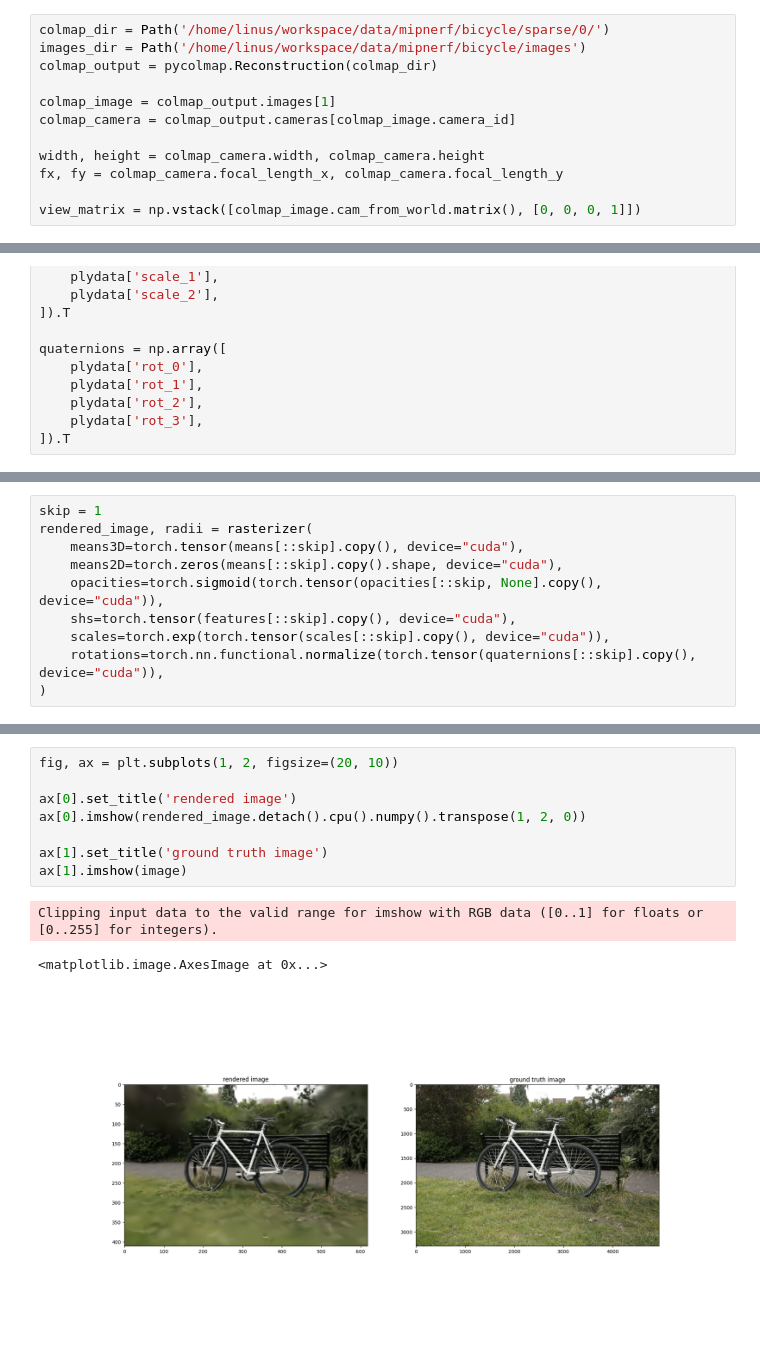
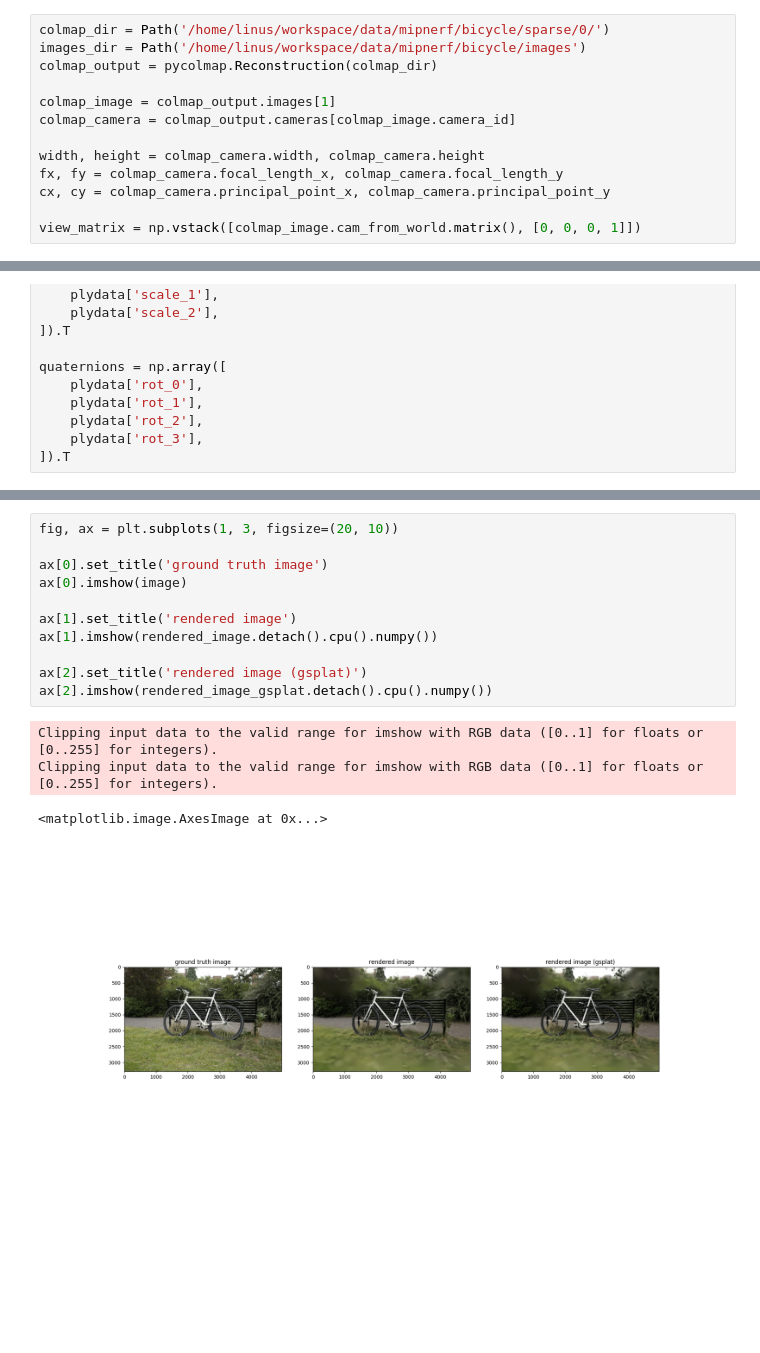
Before and after one commit to Linusnie/render-splats, a Jupyter notebook: splats.ipynb, the cells around one changed output, grey strips where cells are left out. Saved outputs shown, nothing was run; the diff lists cells and outputs as text; blank space fills up the shorter version.

Commit message:
add gsplat example

```diff
--- a/splats.ipynb
+++ b/splats.ipynb
@@ -38,6 +39,7 @@ colmap_camera = colmap_output.cameras[colmap_image.camera_id]
 
 width, height = colmap_camera.width, colmap_camera.height
 fx, fy = colmap_camera.focal_length_x, colmap_camera.focal_length_y
+cx, cy = colmap_camera.principal_point_x, colmap_camera.principal_point_y
 
 view_matrix = np.vstack([colmap_image.cam_from_world.matrix(), [0, 0, 0, 1]])
 # %% [markdown]
@@ -148,10 +163,0 @@ rasterizer = GaussianRasterizer(settings)
-# %%
-skip = 1
-rendered_image, radii = rasterizer(
-    means3D=torch.tensor(means[::skip].copy(), device="cuda"),
-    means2D=torch.zeros(means[::skip].copy().shape, device="cuda"),
-    opacities=torch.sigmoid(torch.tensor(opacities[::skip, None].copy(), device="cuda")),
-    shs=torch.tensor(features[::skip].copy(), device="cuda"),
-    scales=torch.exp(torch.tensor(scales[::skip].copy(), device="cuda")),
-    rotations=torch.nn.functional.normalize(torch.tensor(quaternions[::skip].copy(), device="cuda")),
-)
@@ -158,12 +206,16 @@ rendered_image, radii = rasterizer(
 # %%
-fig, ax = plt.subplots(1, 2, figsize=(20, 10))
+fig, ax = plt.subplots(1, 3, figsize=(20, 10))
 
-ax[0].set_title('rendered image')
-ax[0].imshow(rendered_image.detach().cpu().numpy().transpose(1, 2, 0))
+ax[0].set_title('ground truth image')
+ax[0].imshow(image)
 
-ax[1].set_title('ground truth image')
-ax[1].imshow(image)
+ax[1].set_title('rendered image')
+ax[1].imshow(rendered_image.detach().cpu().numpy())
+
+ax[2].set_title('rendered image (gsplat)')
+ax[2].imshow(rendered_image_gsplat.detach().cpu().numpy())
 # %% [output]
 Clipping input data to the valid range for imshow with RGB data ([0..1] for floats or [0..255] for integers).
+Clipping input data to the valid range for imshow with RGB data ([0..1] for floats or [0..255] for integers).
 <matplotlib.image.AxesImage at 0x...>
-[figure, old version]
+[figure, new version]
```
Also changed, not shown: parts of 7 cells of this notebook, 1 other file.
